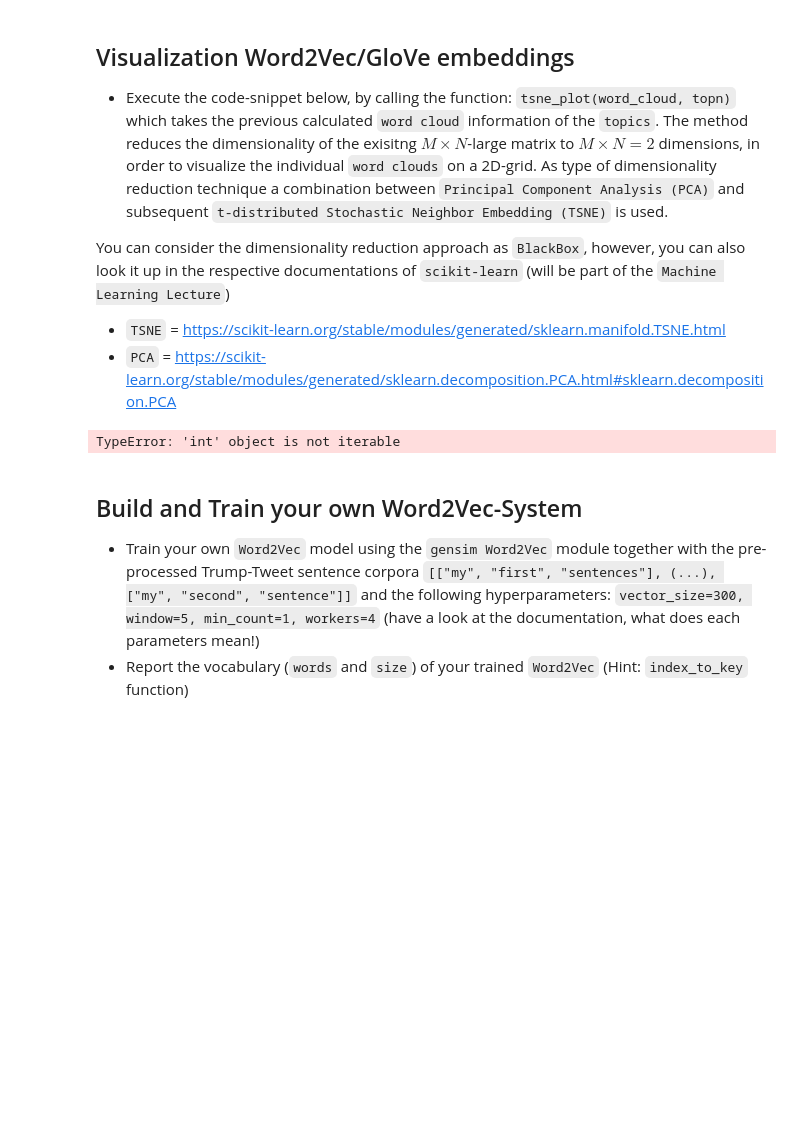
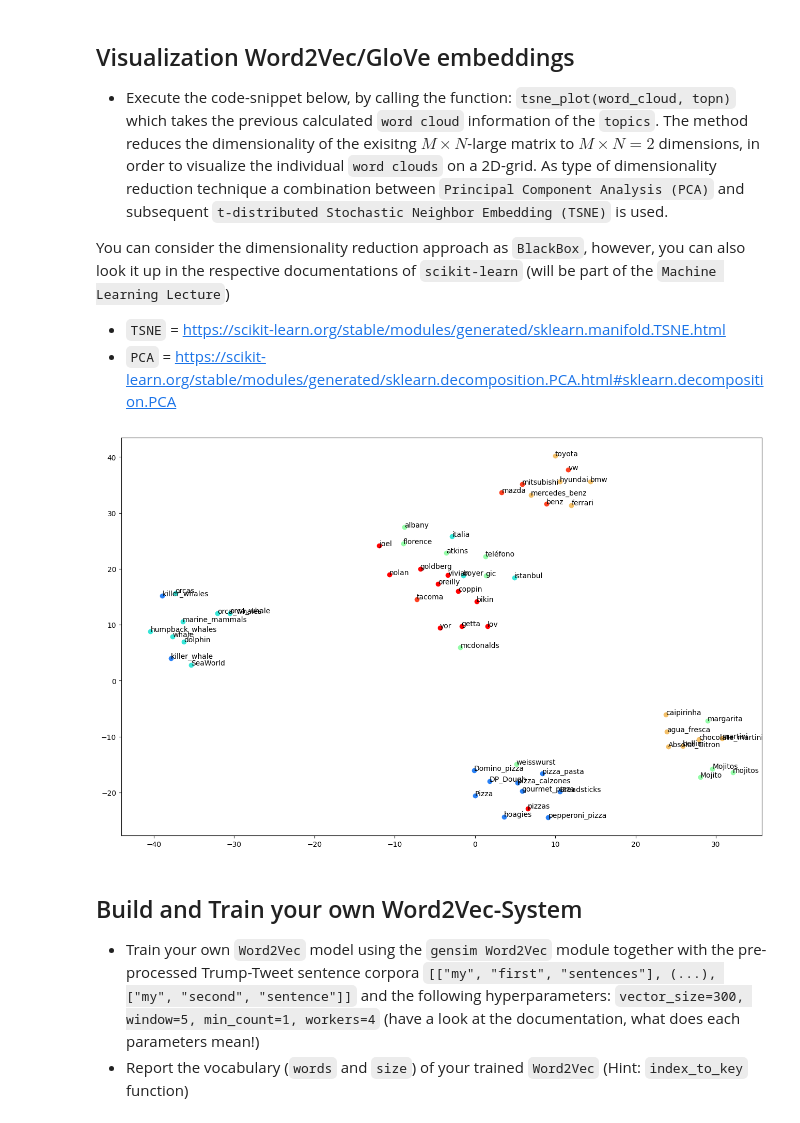
Before and after one commit to Schmiddi3110/MasterStudium, a Jupyter notebook: NLP/Vorlesung4/NLP-04-Embedding-clean.ipynb, the cells around one changed output. Saved outputs shown, nothing was run; the diff lists cells and outputs as text; code cells hidden in the pictures; blank space fills up the shorter version.

```diff
--- a/NLP/Vorlesung4/NLP-04-Embedding-clean.ipynb
+++ b/NLP/Vorlesung4/NLP-04-Embedding-clean.ipynb
@@ -308,9 +334,9 @@ def tsne_plot(word_cloud, topn):
 
     plt.show()
 # %%
-tsne_plot(topics['pizza'],10)
+tsne_plot(topics,10)
 # %% [output]
-TypeError: 'int' object is not iterable
+[figure, added]
 # %% [markdown]
 ## Build and Train your own Word2Vec-System
 
```
Also changed, not shown: parts of 15 cells of this notebook, 1 other file.
